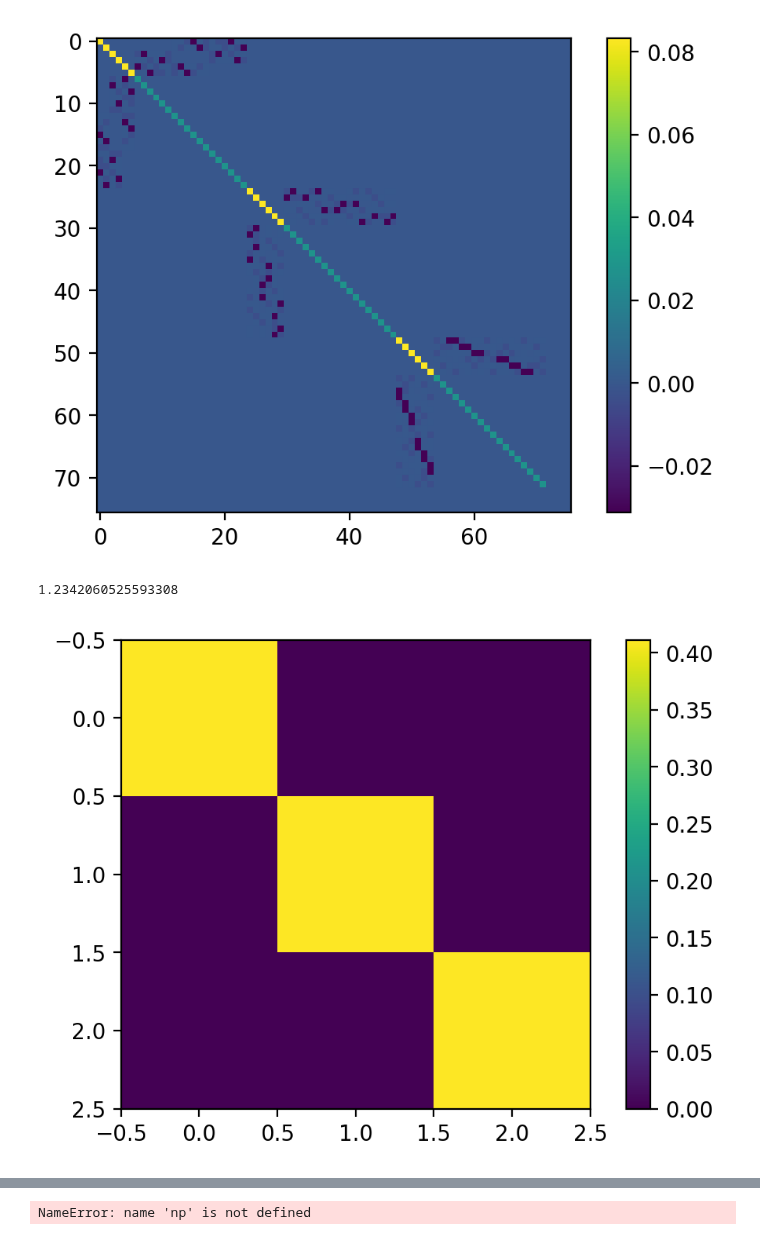
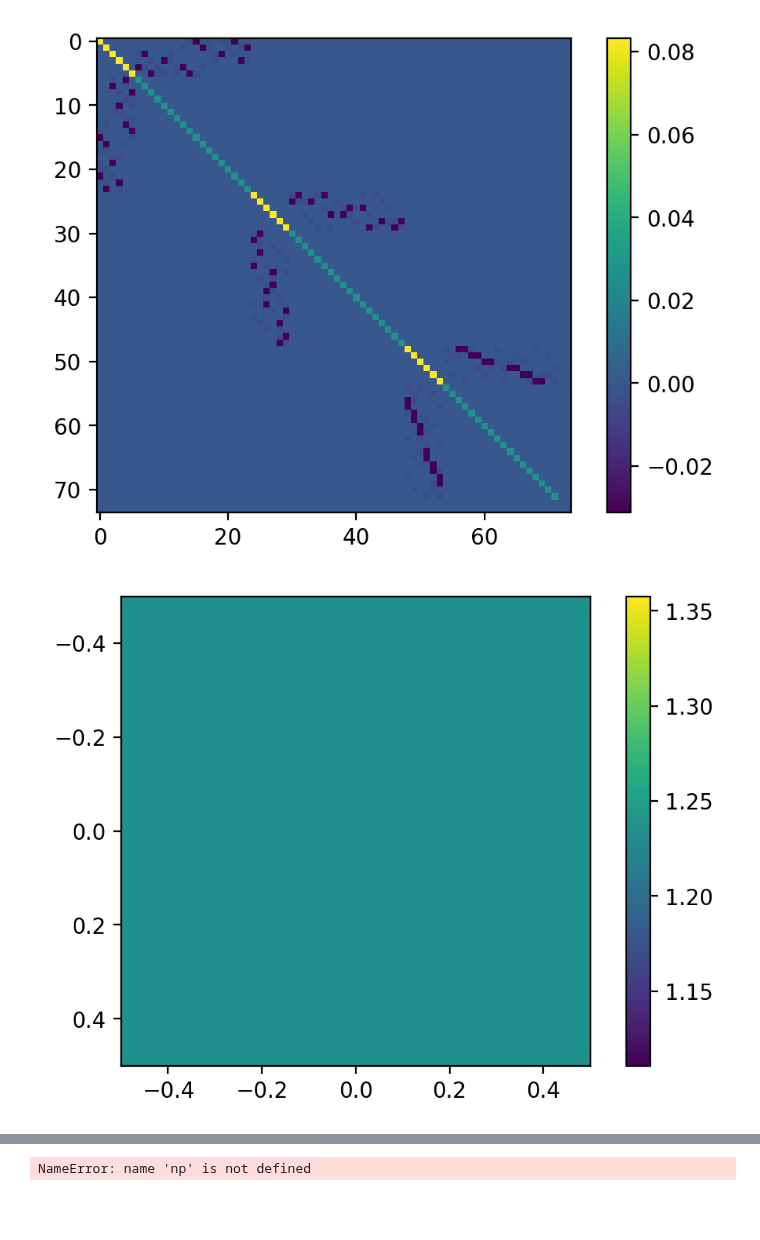
Before and after one commit to blake-holman/ED_Adversaries, a Jupyter notebook: Span.ipynb, the cells around one changed output, grey strips where cells are left out. Drawn from its saved outputs; the diff is of its cells as text; code cells hidden in the pictures; blank space fills up the shorter version.

Commit message:
learning graphs

```diff
--- a/Span.ipynb
+++ b/Span.ipynb
@@ -66,17 +66,17 @@ prob = ED(3)
 print(prob.yes_len, prob.no_len, prob.len)
 target = np.zeros(prob.yes_len)
 # target[0] = 1
-v, X = span_solver(prob)
-small, big, T = span_dual_relax(prob, 3)
-
-# plt.imshow(small)
-# plt.colorbar()
-# plt.show()
+small, big, T  = span_dual_relax(prob,1)
+# v, X = span_solver(prob, 3)
+print(big)
 plt.imshow(big)
 plt.colorbar()
 plt.show()
+# plt.imshow(X)
+# plt.colorbar()
+# plt.show()
+# plt.imshow(Y)
 plt.imshow(T)
-print(np.trace(T))
 # print(np.max(np.abs(Y)))
 plt.colorbar()
 plt.show()
@@ -107,6 +107,5 @@ plt.show()
-[figure, old version]
+[figure, new version]
-1.2342060525593308
-[figure, old version]
+[figure, new version]
 # %%
 def rand_function(n, alpha='01'):
     yes = []
```
Also changed, not shown: parts of 1 cell of this notebook, 4 other files.
